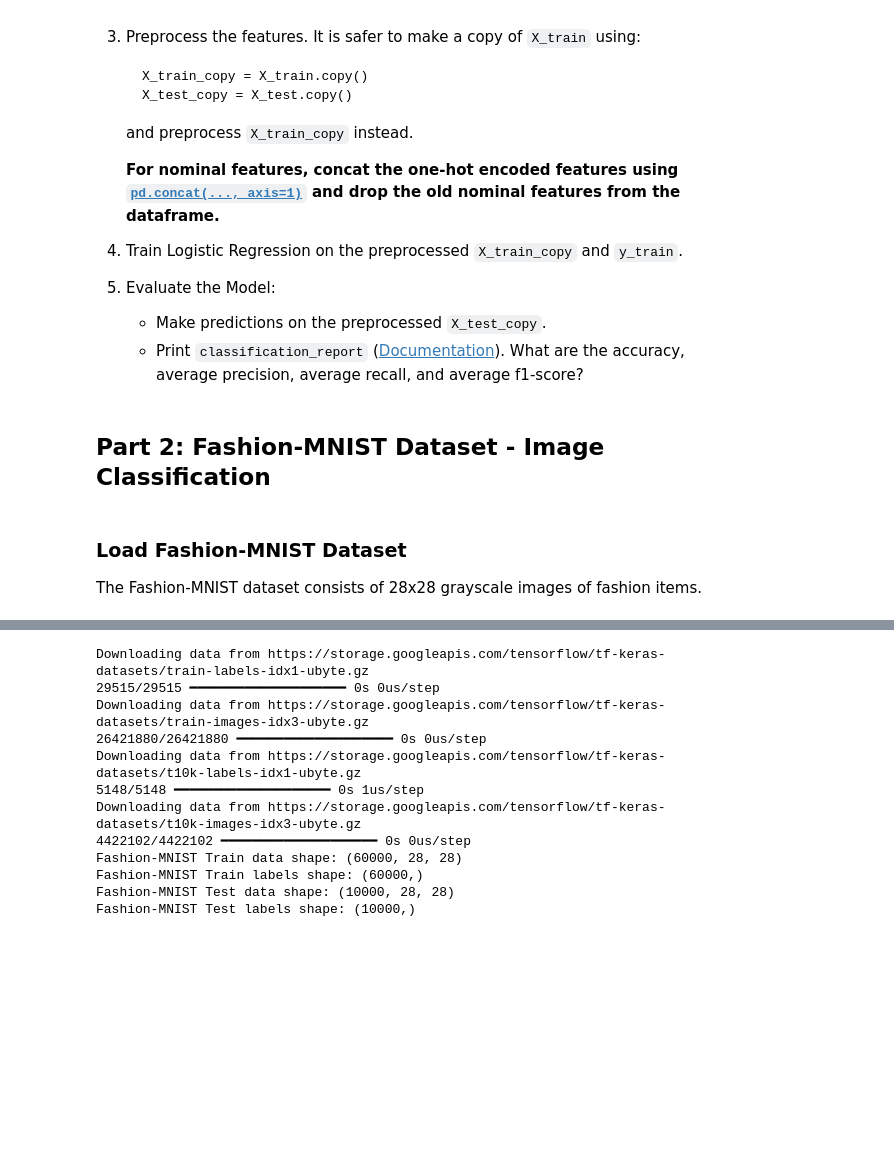
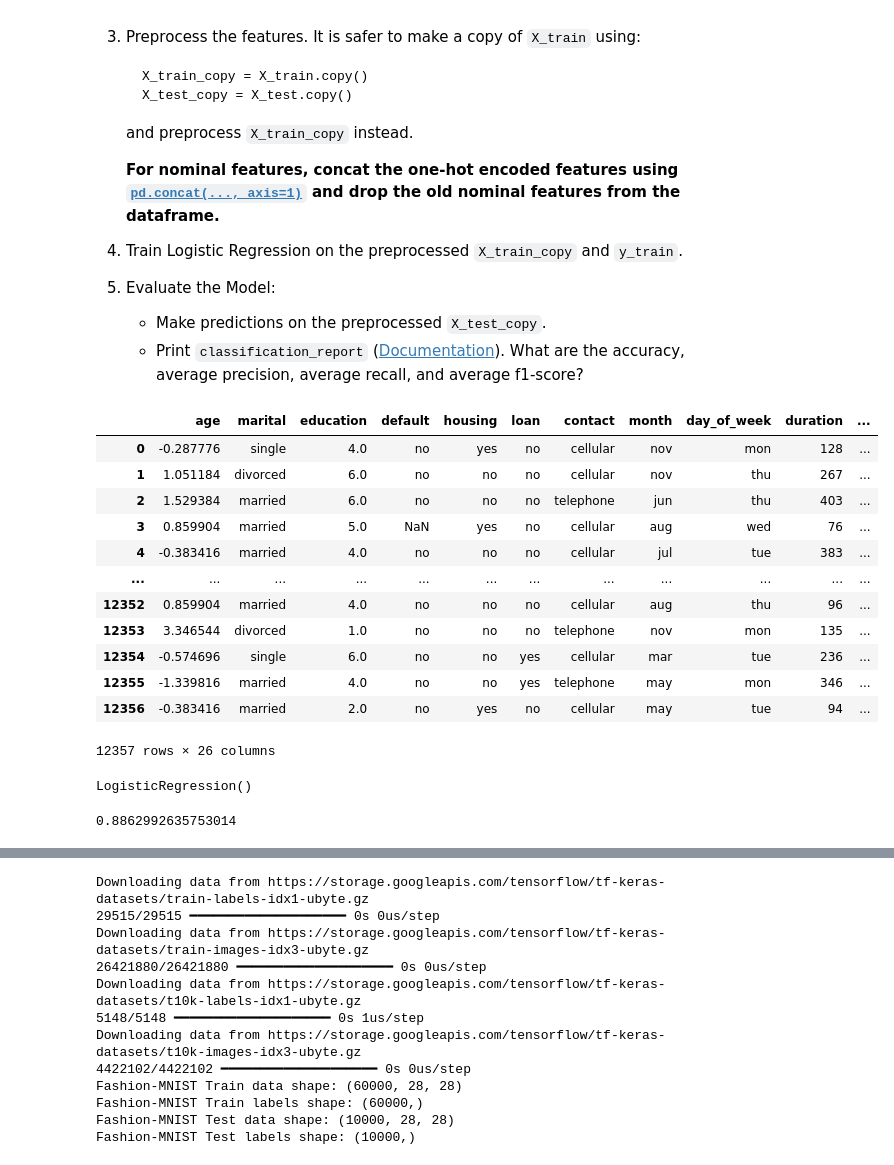
Before and after one commit to Po743/229352-StatisticalLearning, a Jupyter notebook: Lab02_Data_Preprocessing.ipynb, the cells around one changed output, grey strips where cells are left out. Drawn from its saved outputs; the diff is of its cells as text; code cells hidden in the pictures; blank space fills up the shorter version.

```diff
--- a/Lab02_Data_Preprocessing.ipynb
+++ b/Lab02_Data_Preprocessing.ipynb
@@ -307,6 +307,10 @@ x_test
 | 12355 | -1.339816 | admin. | married | 4.0 | no | no | yes | telephone | may | mon | ... |
 | 12356 | -0.383416 | blue-collar | married | 2.0 | no | yes | no | cellular | may | tue | ... |
 12357 rows × 27 columns
+# %%
+x_train.drop(['job'], axis=1, inplace=True)
+x_test.drop(['job'], axis=1, inplace=True)
+# one time used
 # %% [markdown]
 ### **Exercise 1: Apply All Preprocessing & Train Logistic Regression**
 
@@ -331,8 +339,33 @@ Now, it's your turn to apply these preprocessing steps to *all* relevant columns
 # %%
 # --- YOUR CODE FOR EXERCISE 1 STARTS HERE ---
+
+x_train_copy = x_train.copy()
+x_test_copy = x_test.copy()
+
+x_test_copy
+# %% [output]
+|  | age | marital | education | default | housing | loan | contact | month | day_of_week | duration | ... |
+| 0 | -0.287776 | single | 4.0 | no | yes | no | cellular | nov | mon | 128 | ... |
+| 1 | 1.051184 | divorced | 6.0 | no | no | no | cellular | nov | thu | 267 | ... |
+| 2 | 1.529384 | married | 6.0 | no | no | no | telephone | jun | thu | 403 | ... |
+| 3 | 0.859904 | married | 5.0 | NaN | yes | no | cellular | aug | wed | 76 | ... |
+| 4 | -0.383416 | married | 4.0 | no | no | no | cellular | jul | tue | 383 | ... |
+| ... | ... | ... | ... | ... | ... | ... | ... | ... | ... | ... | ... |
+| 12352 | 0.859904 | married | 4.0 | no | no | no | cellular | aug | thu | 96 | ... |
+| 12353 | 3.346544 | divorced | 1.0 | no | no | no | telephone | nov | mon | 135 | ... |
+| 12354 | -0.574696 | single | 6.0 | no | no | yes | cellular | mar | tue | 236 | ... |
+| 12355 | -1.339816 | married | 4.0 | no | no | yes | telephone | may | mon | 346 | ... |
+| 12356 | -0.383416 | married | 2.0 | no | yes | no | cellular | may | tue | 94 | ... |
+12357 rows × 26 columns
-# %% [markdown]
-## Part 2: Fashion-MNIST Dataset - Image Classification
-# %% [markdown]
-### Load Fashion-MNIST Dataset
-
-The Fashion-MNIST dataset consists of 28x28 grayscale images of fashion items.
+# %%
+from sklearn.linear_model import LogisticRegression
+all_features = numerical_features + ordinal_features + nominal_features
+model = LogisticRegression()
+model.fit(x_train_copy[all_features], y_train)
+# %% [output]
+LogisticRegression()
+# %%
+y_pred = model.predict(x_test_copy[all_features])
+model.score(x_test_copy[all_features], y_test)
+# %% [output]
+0.8862992635753014
```
Also changed, not shown: parts of 3 cells of this notebook.
